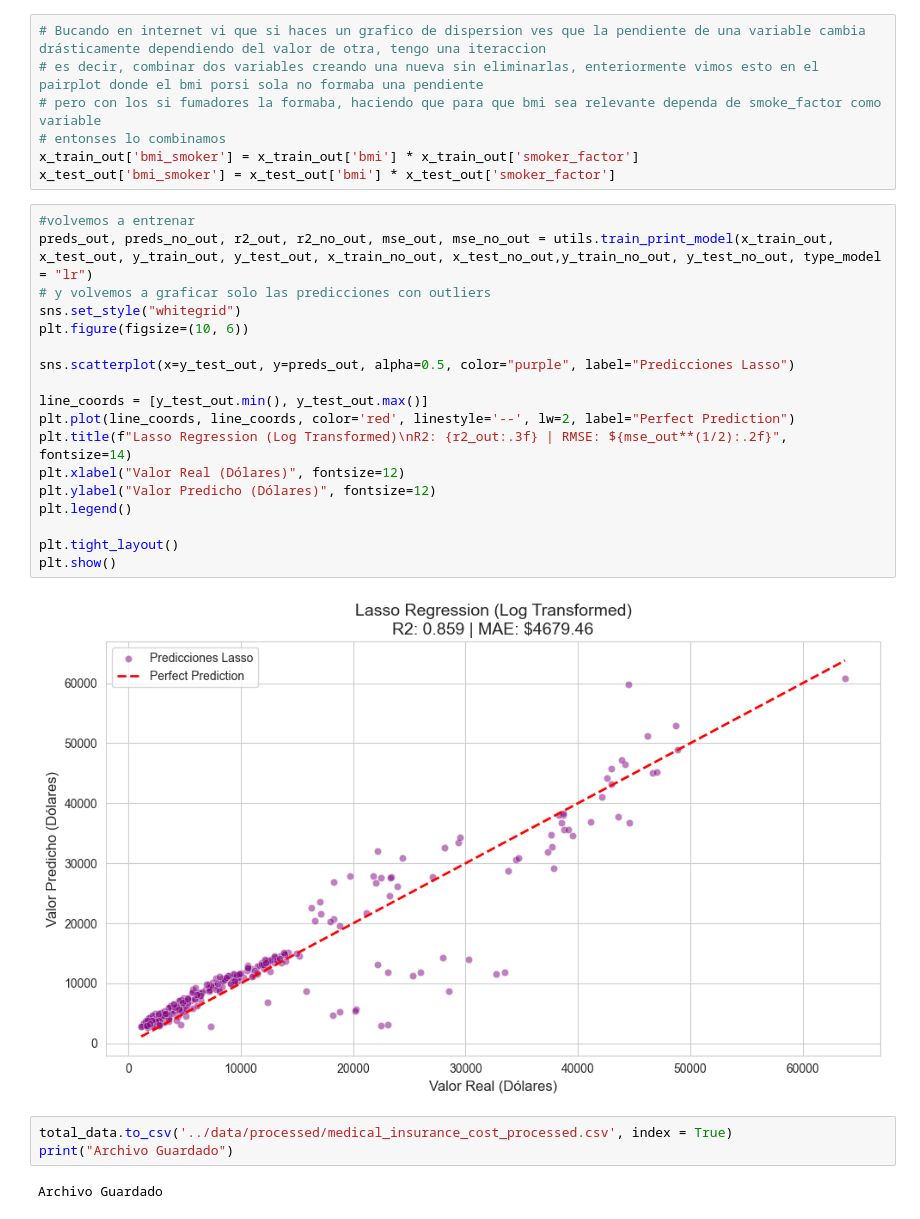
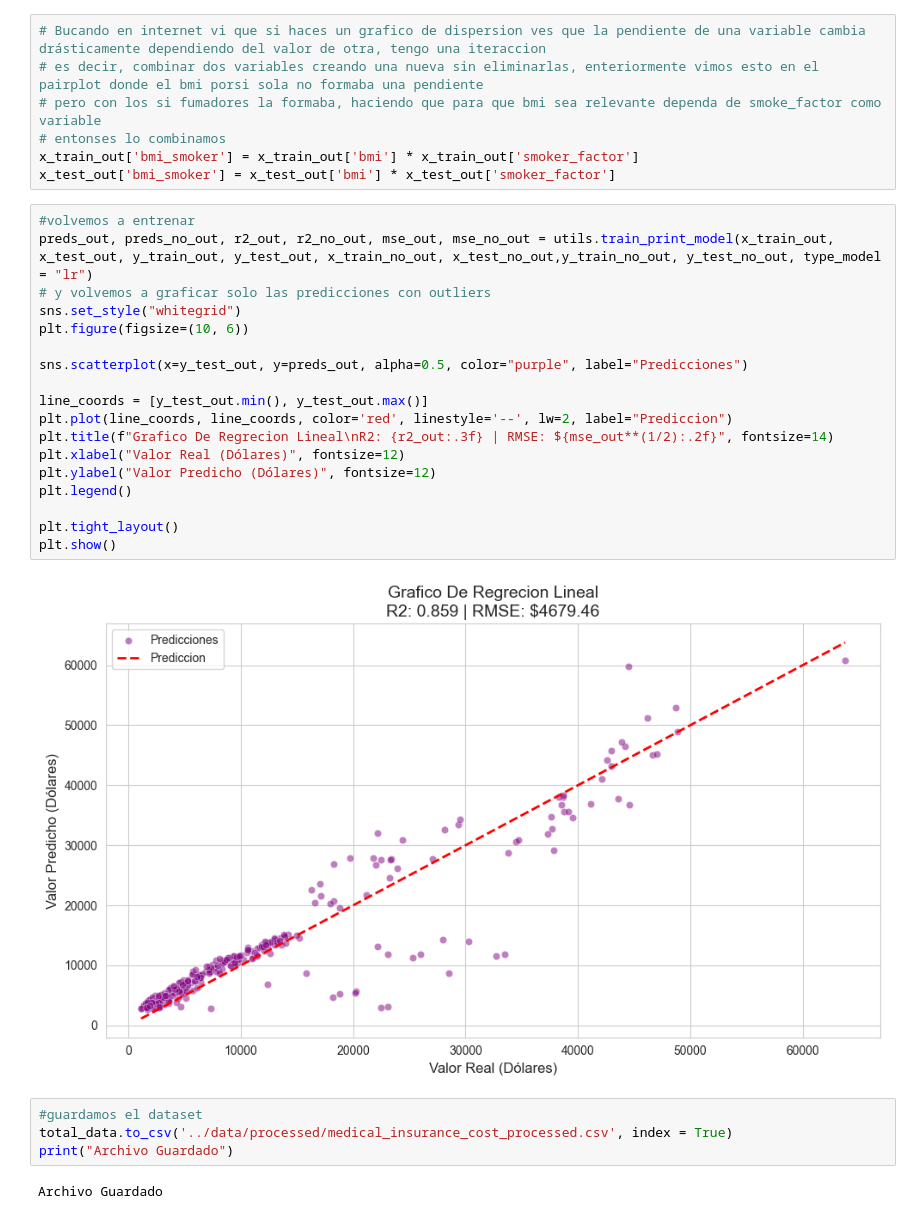
Before and after one commit to 4GeeksAcademy/andrupax94-intro-ml, a Jupyter notebook: src/02-linear-regression-medical-insurance-cost.ipynb, the cells around one changed output. Cells and saved outputs as stored; diff of their text form.

```diff
--- a/src/02-linear-regression-medical-insurance-cost.ipynb
+++ b/src/02-linear-regression-medical-insurance-cost.ipynb
@@ -256,24 +256,25 @@ x_test_out['bmi_smoker'] = x_test_out['bmi'] * x_test_out['smoker_factor']
 # %%
 #volvemos a entrenar
 preds_out, preds_no_out, r2_out, r2_no_out, mse_out, mse_no_out = utils.train_print_model(x_train_out, x_test_out, y_train_out, y_test_out, x_train_no_out, x_test_no_out,y_train_no_out, y_test_no_out, type_model = "lr")
 # y volvemos a graficar solo las predicciones con outliers
 sns.set_style("whitegrid")
 plt.figure(figsize=(10, 6))
 
-sns.scatterplot(x=y_test_out, y=preds_out, alpha=0.5, color="purple", label="Predicciones Lasso")
+sns.scatterplot(x=y_test_out, y=preds_out, alpha=0.5, color="purple", label="Predicciones")
 
 line_coords = [y_test_out.min(), y_test_out.max()]
-plt.plot(line_coords, line_coords, color='red', linestyle='--', lw=2, label="Perfect Prediction")
-plt.title(f"Lasso Regression (Log Transformed)\nR2: {r2_out:.3f} | RMSE: ${mse_out**(1/2):.2f}", fontsize=14)
+plt.plot(line_coords, line_coords, color='red', linestyle='--', lw=2, label="Prediccion")
+plt.title(f"Grafico De Regrecion Lineal\nR2: {r2_out:.3f} | RMSE: ${mse_out**(1/2):.2f}", fontsize=14)
 plt.xlabel("Valor Real (Dólares)", fontsize=12)
 plt.ylabel("Valor Predicho (Dólares)", fontsize=12)
 plt.legend()
 
 plt.tight_layout()
 plt.show()
 # %% [output]
-[figure, old version]
+[figure, new version]
 # %%
+#guardamos el dataset
 total_data.to_csv('../data/processed/medical_insurance_cost_processed.csv', index = True)
 print("Archivo Guardado")
 # %% [output]
```
Also changed, not shown: parts of 9 cells of this notebook, 5 other files.
